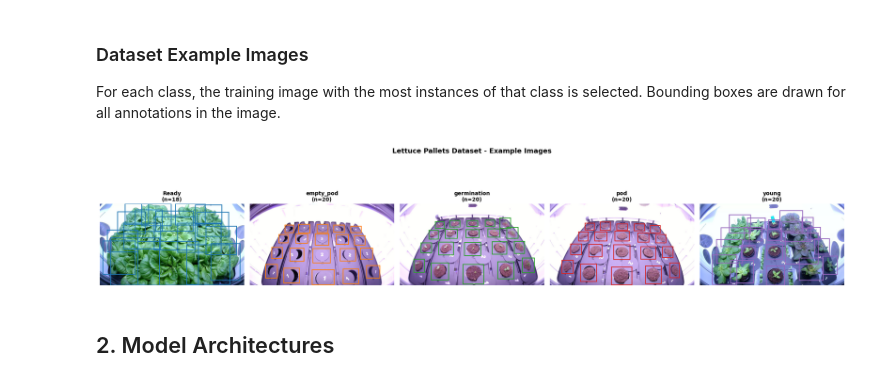
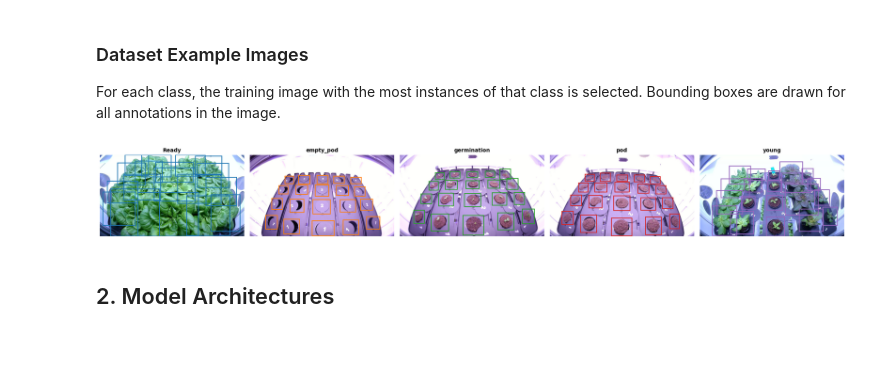
Before and after one commit to llravelo/42028-deep-learning-at02, a Jupyter notebook: A2_Detection_P1_Dataset_and_Architectures.ipynb, the cells around one changed output. Drawn from its saved outputs; the diff is of its cells as text; code cells hidden in the pictures; blank space fills up the shorter version.

Commit message:
Update examples and architecture

```diff
--- a/A2_Detection_P1_Dataset_and_Architectures.ipynb
+++ b/A2_Detection_P1_Dataset_and_Architectures.ipynb
@@ -110,37 +110,35 @@ CLASS_COLORS = [
     "tab:orange",  # empty_pod
     "tab:green",   # germination
     "tab:red",     # pod
     "tab:purple",  # young
 ]
 
 fig, axes = plt.subplots(1, NUM_CLASSES - 1, figsize=(20, 5))
 for col, cat_id in enumerate(range(1, NUM_CLASSES)):
     img_id   = representative[cat_id]
     img_meta = img_by_id[img_id]
     img      = Image.open(DATASET_ROOT / "train" / img_meta["file_name"]).convert("RGB")
     anns     = ann_by_img[img_id]
 
     ax = axes[col]
     ax.imshow(img)
     ax.axis("off")
 
     for ann in anns:
         x, y, w, h = ann["bbox"]
         cls         = ann["category_id"]
         ax.add_patch(patches.Rectangle(
             (x, y), w, h,
             linewidth=1.5, edgecolor=CLASS_COLORS[cls], facecolor="none"
         ))
 
-    ax.set_title(f"{CLASS_NAMES[cat_id]}\n(n={len(anns)})", fontsize=10, fontweight="bold")
+    ax.set_title(f"{CLASS_NAMES[cat_id]}", fontsize=10, fontweight="bold")
 
-plt.suptitle("Lettuce Pallets Dataset - Example Images",
-             fontsize=13, fontweight="bold")
 plt.tight_layout()
 plt.savefig("runs/det_dataset_samples.png", dpi=150)
 plt.show()
 # %% [output]
-[figure, old version]
+[figure, new version]
 # %% [markdown]
 ## 2. Model Architectures
 # %% [markdown]
```
